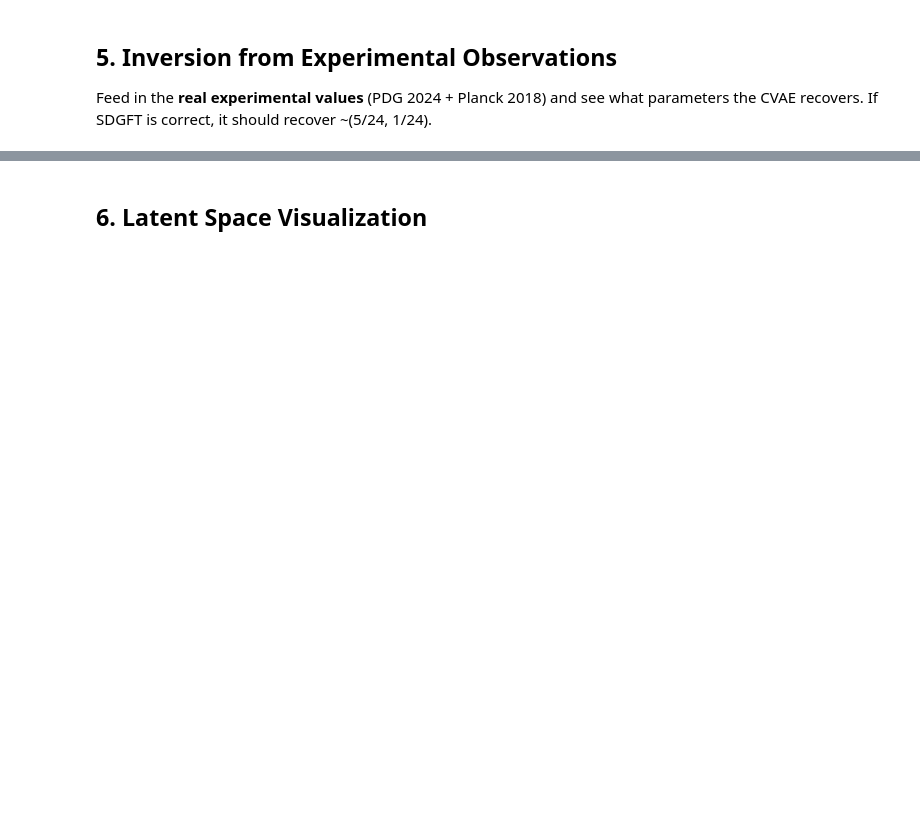
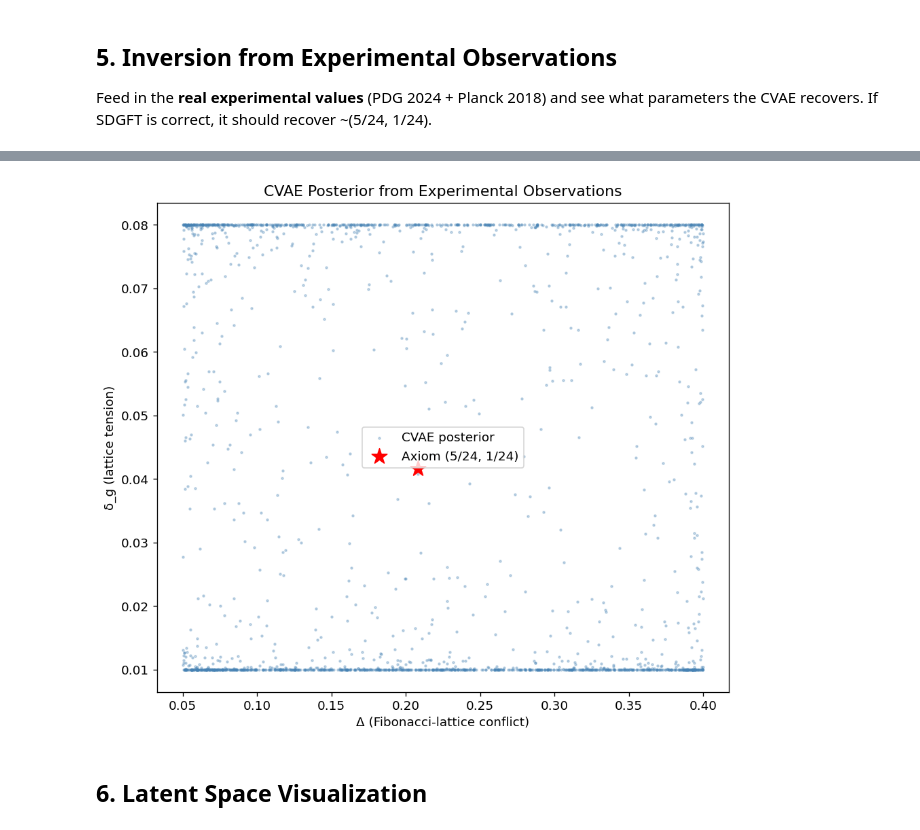
Before and after one commit to cosmologicmind/sdgft-ml-toolkit, a Jupyter notebook: notebooks/05_inverse_problem.ipynb, the cells around one changed output, grey strips where cells are left out. Saved outputs shown, nothing was run; the diff lists cells and outputs as text; code cells hidden in the pictures; blank space fills up the shorter version.

```diff
--- a/notebooks/05_inverse_problem.ipynb
+++ b/notebooks/05_inverse_problem.ipynb
@@ -326,11 +360,23 @@ print(f"Observable vector: {n_exp} from experiment, {n_theory} from theory fill"
 # %%
-# Invert experimental observations
-exp_tensor = torch.tensor(exp_vector, dtype=torch.float32).to(DEVICE)
-mean_exp, std_exp = inverter.invert(exp_tensor, n_samples=1000)
+
+# Fix upper-bound-only observables: r_tensor = 0 is just a limit, not a measurement
+exp_vector_fixed = exp_vector.copy()
+r_idx = obs_keys.index("r_tensor")
+exp_vector_fixed[r_idx] = theory_vec[r_idx]
+print(f"Fixed r_tensor: 0 → {theory_vec[r_idx]:.6f} (theory, since exp is upper bound only)")
+
+# Prepare: augment + normalize + clip to ±10σ for robustness
+exp_prep = prepare_obs(exp_vector_fixed)
+exp_prep = torch.clamp(exp_prep, -10.0, 10.0)
+
+# Invert → rescale to physical parameters
+mean_01, std_01 = inverter.invert(exp_prep, n_samples=1000)
+mean_exp = rescale_params(mean_01.cpu().numpy())
+std_exp = std_01.cpu().numpy() * (ext_param_max - ext_param_min)
 
 print("\nParameter Recovery from Experimental Data:")
 print(f"  {'Parameter':<8s}  {'Axiom':>10s}  {'CVAE Mean':>10s}  {'CVAE Std':>10s}  {'Pull':>8s}")
 print(f"  {'-'*54}")
-for name, true, mean, std in zip(param_names, true_params, mean_exp.cpu().numpy(), std_exp.cpu().numpy()):
+for name, true, mean, std in zip(param_names, true_params, mean_exp, std_exp):
     pull = (mean - true) / std if std > 0 else 0
     print(f"  {name:<8s}  {true:>10.6f}  {mean:>10.6f}  {std:>10.6f}  {pull:>+8.2f}σ")
@@ -337,28 +393,34 @@ for name, true, mean, std in zip(param_names, true_params, mean_exp.cpu().numpy(
 # %%
-# Posterior from experimental observations
-mu_exp, logvar_exp = inverter.encode(exp_tensor.unsqueeze(0))
-std_lat = torch.exp(0.5 * logvar_exp)
+
+# Posterior from experimental observations (using fixed + clipped input)
+exp_prep_batch = prepare_obs(exp_vector_fixed)
+exp_prep_batch = torch.clamp(exp_prep_batch, -10.0, 10.0).unsqueeze(0)
+mu_exp_lat, logvar_exp_lat = inverter.encode(exp_prep_batch)
+std_lat_exp = torch.exp(0.5 * logvar_exp_lat)
 
 exp_samples = []
-for _ in range(2000):
-    eps = torch.randn_like(std_lat)
-    z = mu_exp + eps * std_lat
-    params = inverter.decode(z)
-    exp_samples.append(params.cpu().numpy())
+with torch.no_grad():
+    for _ in range(2000):
+        eps = torch.randn_like(std_lat_exp)
+        z = mu_exp_lat + eps * std_lat_exp
+        params = inverter.decode(z)
+        exp_samples.append(rescale_params(params))
 
 exp_samples = np.concatenate(exp_samples, axis=0)
 
 # 2D posterior: Δ vs δ_g
 fig, ax = plt.subplots(figsize=(8, 7))
 ax.scatter(exp_samples[:, 0], exp_samples[:, 1], s=3, alpha=0.3, c='steelblue', label='CVAE posterior')
 ax.scatter([5/24], [1/24], s=200, c='red', marker='*', zorder=5, label='Axiom (5/24, 1/24)')
 ax.set_xlabel('Δ (Fibonacci-lattice conflict)')
 ax.set_ylabel('δ_g (lattice tension)')
 ax.set_title('CVAE Posterior from Experimental Observations')
 ax.legend()
 
 plt.tight_layout()
 plt.show()
+# %% [output]
+[figure, added]
 # %% [markdown]
 ## 6. Latent Space Visualization
 # %%
```
Also changed, not shown: parts of 8 cells of this notebook, 11 other files.
